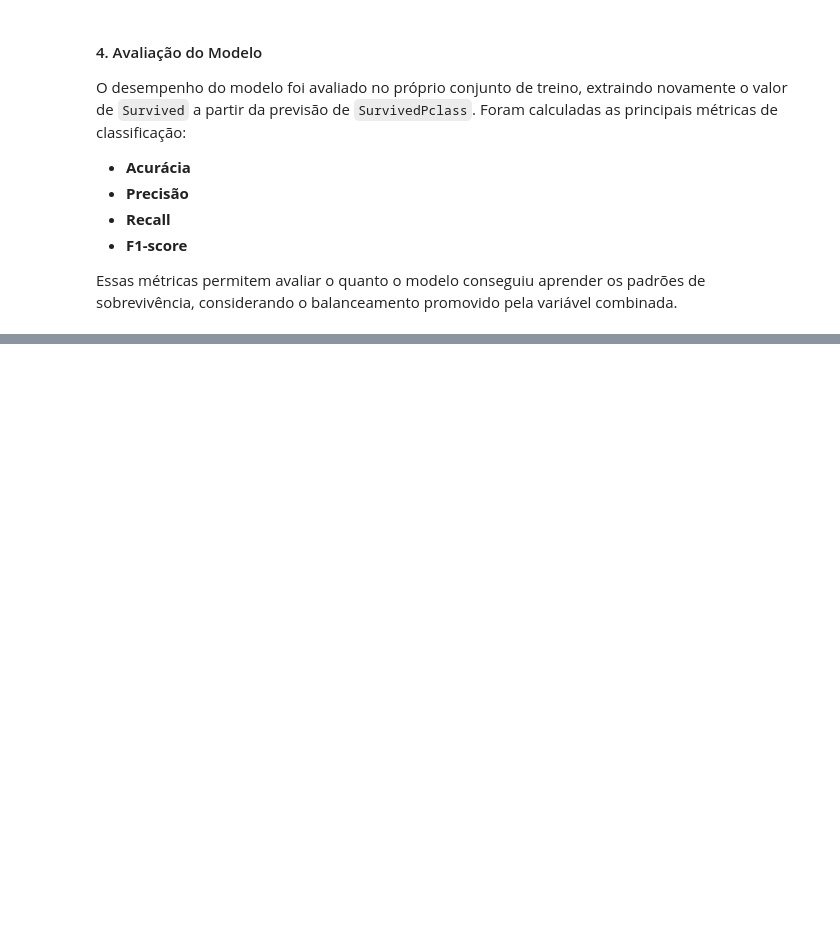
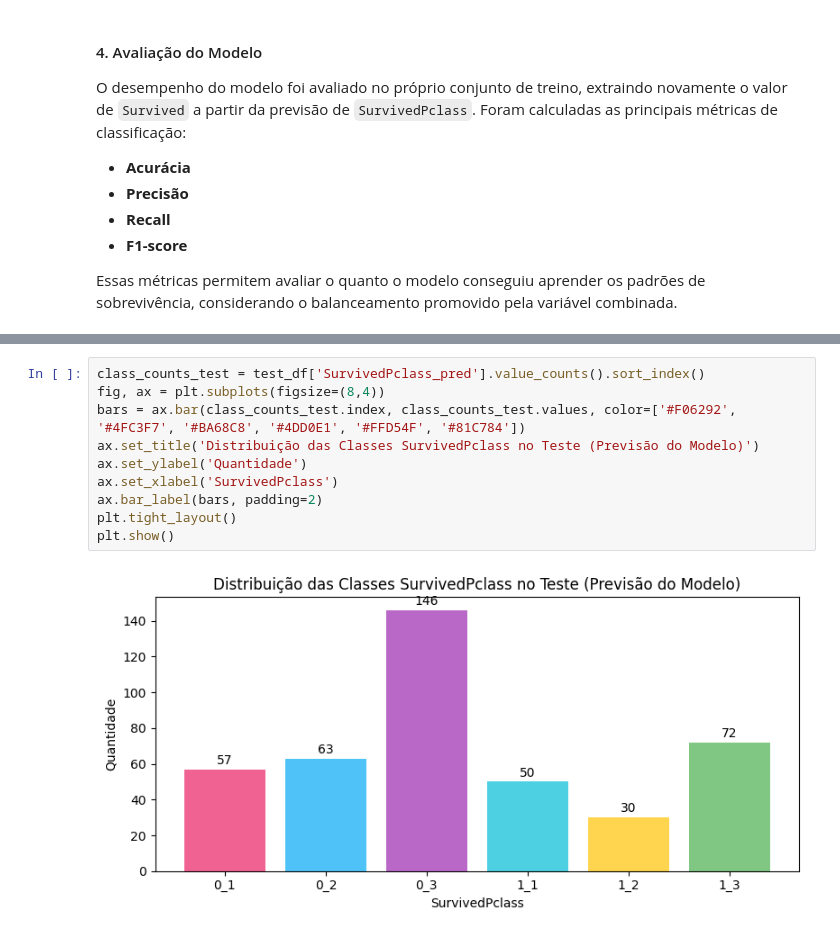
Before and after one commit to joaopedroalcn/JOAOPEDRODEALCANTARALIMA_Titanic, a Jupyter notebook: p3_titanic.ipynb, the cells around one changed output, grey strips where cells are left out. Cells and saved outputs as stored; diff of their text form; blank space fills up the shorter version.

```diff
--- a/p3_titanic.ipynb
+++ b/p3_titanic.ipynb
@@ -203,0 +237,12 @@ weighted avg       0.78      0.79      0.78       891
+# %%
+class_counts_test = test_df['SurvivedPclass_pred'].value_counts().sort_index()
+fig, ax = plt.subplots(figsize=(8,4))
+bars = ax.bar(class_counts_test.index, class_counts_test.values, color=['#F06292', '#4FC3F7', '#BA68C8', '#4DD0E1', '#FFD54F', '#81C784'])
+ax.set_title('Distribuição das Classes SurvivedPclass no Teste (Previsão do Modelo)')
+ax.set_ylabel('Quantidade')
+ax.set_xlabel('SurvivedPclass')
+ax.bar_label(bars, padding=2)
+plt.tight_layout()
+plt.show()
+# %% [output]
+[figure, added]
```
Also changed, not shown: parts of 6 cells of this notebook, 1 other file.
